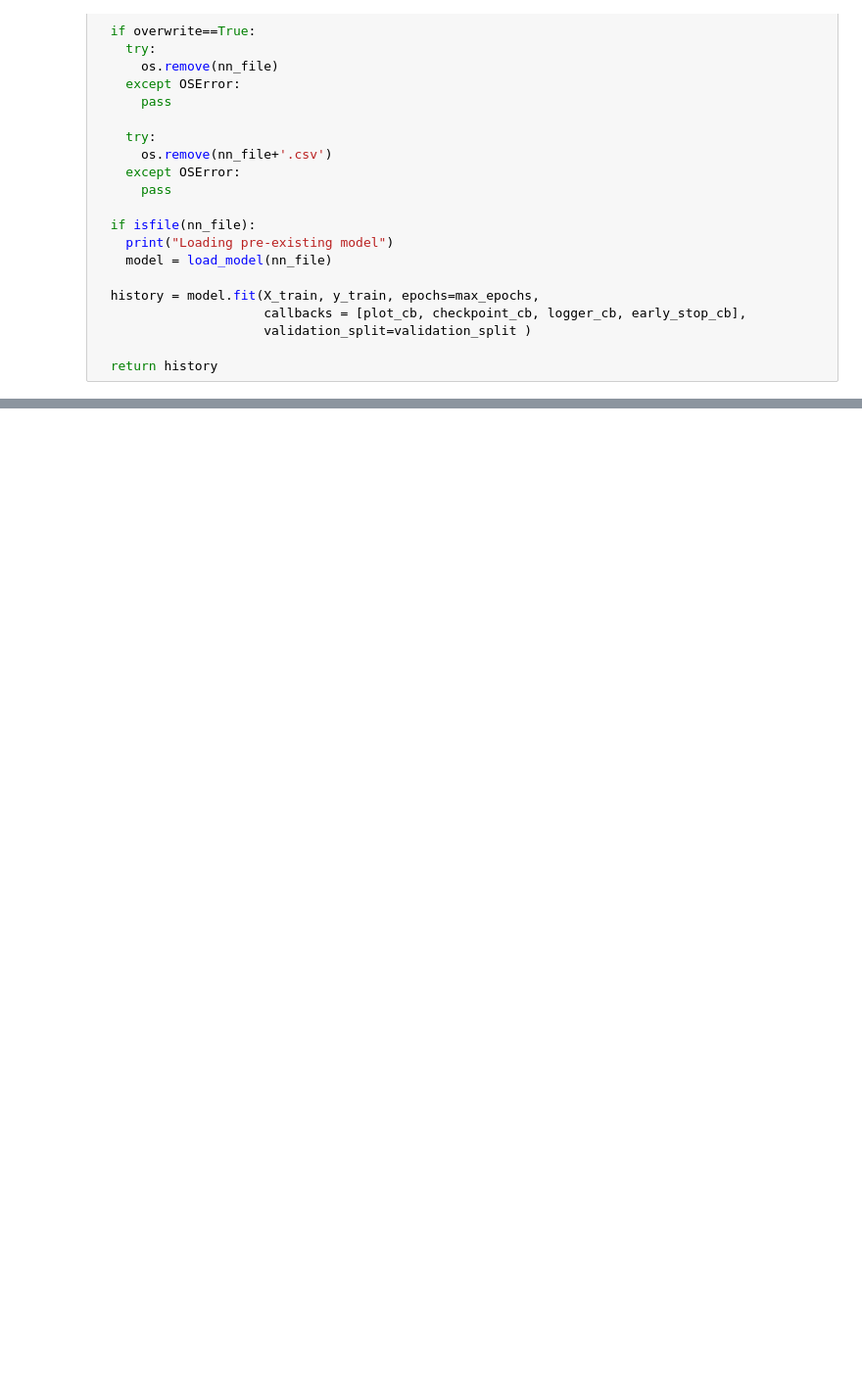
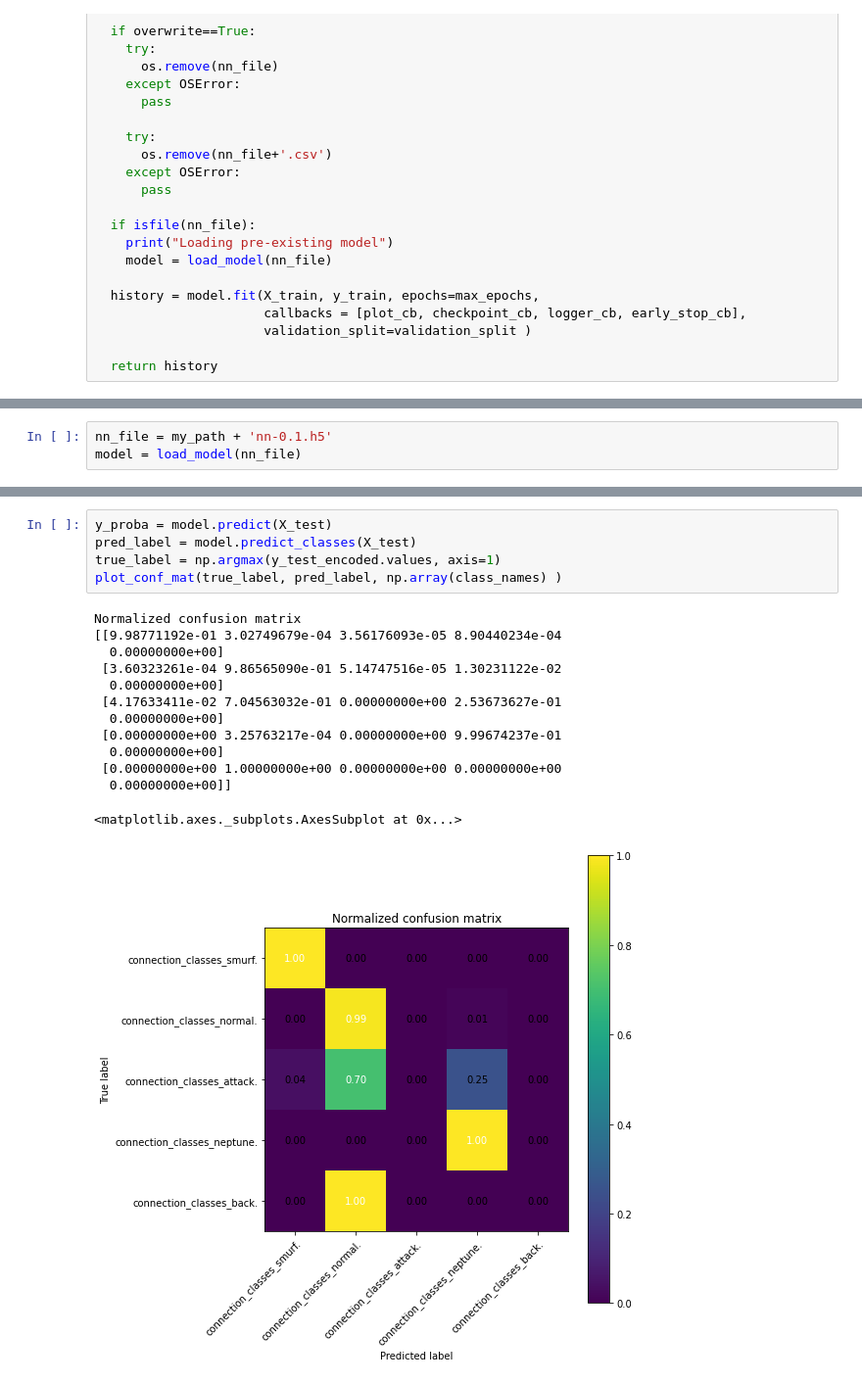
Before and after one commit to mohamed-chamrouk/projet_AIR, a Jupyter notebook: projet_AIR-Neural_Network.ipynb, the cells around one changed output, grey strips where cells are left out. Shown: that part at 98% size. Saved outputs shown, nothing was run; the diff lists cells and outputs as text; blank space fills up the shorter version.

Commit message:
Ajout de la matrice de confusion

```diff
--- a/projet_AIR-Neural_Network.ipynb
+++ b/projet_AIR-Neural_Network.ipynb
@@ -502,0 +467,3 @@ KeyboardInterrupt: ignored
+# %%
+nn_file = my_path + 'nn-0.1.h5'
+model = load_model(nn_file)
@@ -502,0 +480,19 @@ KeyboardInterrupt: ignored
+# %%
+y_proba = model.predict(X_test)
+pred_label = model.predict_classes(X_test)
+true_label = np.argmax(y_test_encoded.values, axis=1)
+plot_conf_mat(true_label, pred_label, np.array(class_names) )
+# %% [output]
+Normalized confusion matrix
+[[9.98771192e-01 3.02749679e-04 3.56176093e-05 8.90440234e-04
+  0.00000000e+00]
+ [3.60323261e-04 9.86565090e-01 5.14747516e-05 1.30231122e-02
+  0.00000000e+00]
+ [4.17633411e-02 7.04563032e-01 0.00000000e+00 2.53673627e-01
+  0.00000000e+00]
+ [0.00000000e+00 3.25763217e-04 0.00000000e+00 9.99674237e-01
+  0.00000000e+00]
+ [0.00000000e+00 1.00000000e+00 0.00000000e+00 0.00000000e+00
+  0.00000000e+00]]
+<matplotlib.axes._subplots.AxesSubplot at 0x...>
+[figure, added]
```
Also changed, not shown: parts of 12 cells of this notebook.
